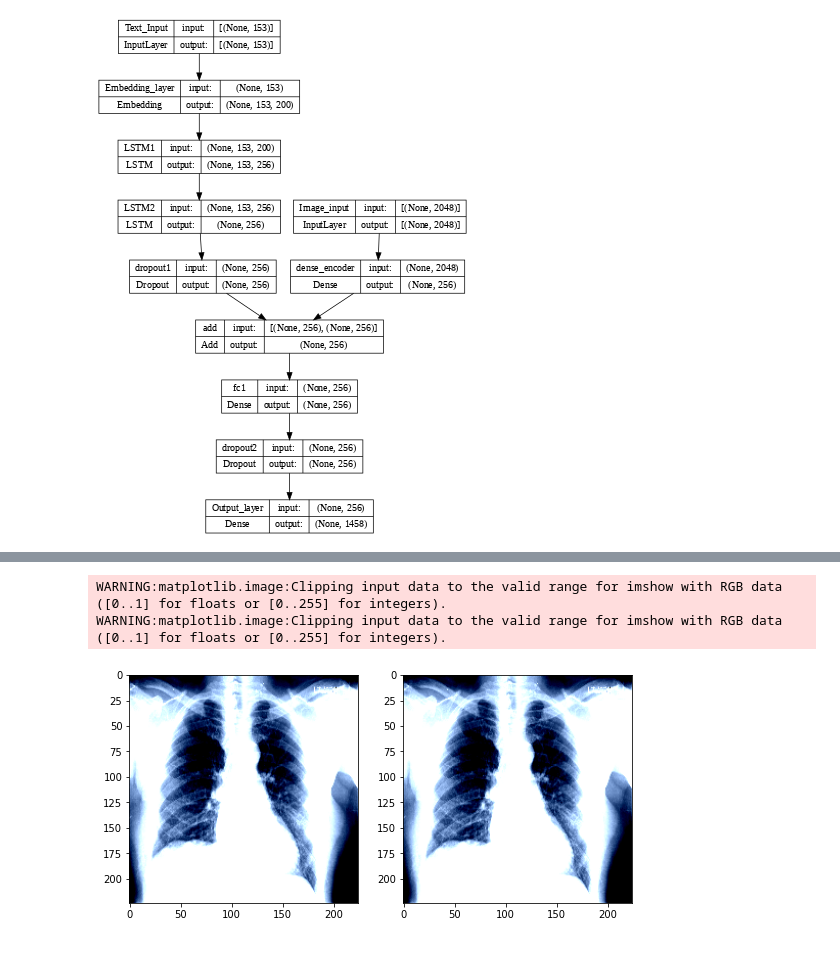
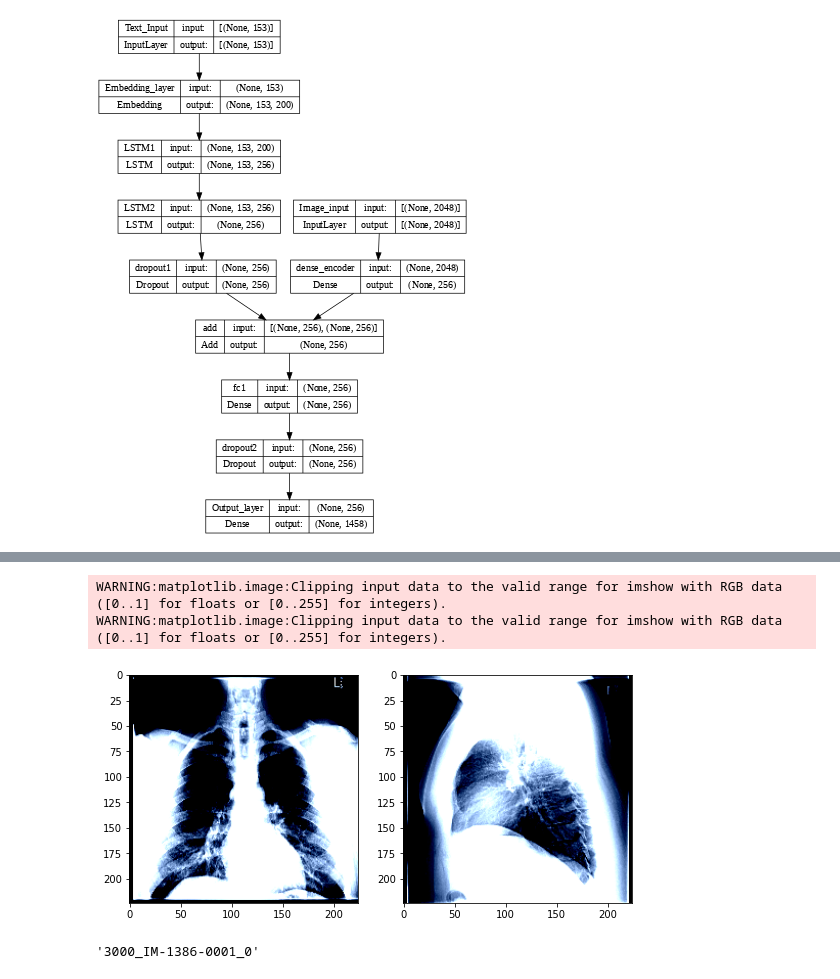
Before and after one commit to AbdulWahabRaza123/Report-generation-work, a Jupyter notebook: TrainModel.ipynb, the cells around one changed output, grey strips where cells are left out. Saved outputs shown, nothing was run; the diff lists cells and outputs as text; code cells hidden in the pictures.

```diff
--- a/TrainModel.ipynb
+++ b/TrainModel.ipynb
@@ -780,6 +780,6 @@ def get_result(idx=0):
   img = load_image("/content/drive/MyDrive/FYP/images/"+cv_data['Image2'][idx])
   plt.imshow(img[0])
 # %%
-get_result(3)
+get_result(300)
 # cv_data['Person_id'][0]
 # %% [output]
@@ -806,3 +806,7 @@ Actual Report :  startseq no focal consolidation pneumothora pleural effusions .
 WARNING:matplotlib.image:Clipping input data to the valid range for imshow with RGB data ([0..1] for floats or [0..255] for integers).
 WARNING:matplotlib.image:Clipping input data to the valid range for imshow with RGB data ([0..1] for floats or [0..255] for integers).
-[figure, old version]
+[figure, new version]
+# %%
+cv_data['Person_id'][0]
+# %% [output]
+'3000_IM-1386-0001_0'
```
Also changed, not shown: parts of 5 cells of this notebook.
